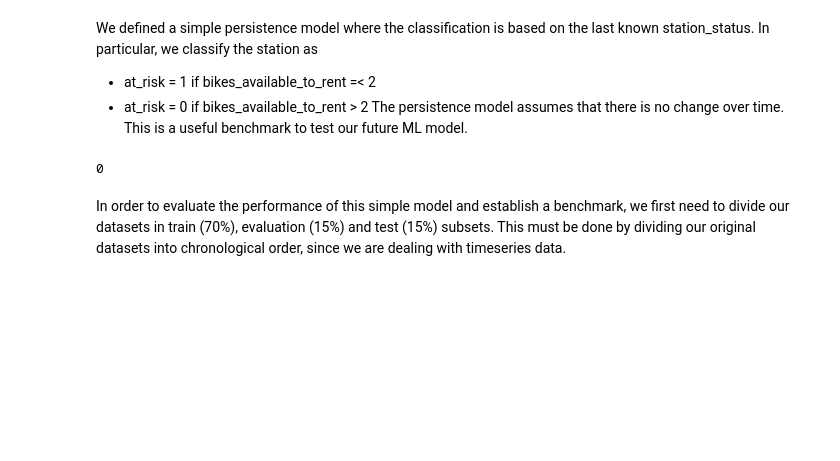
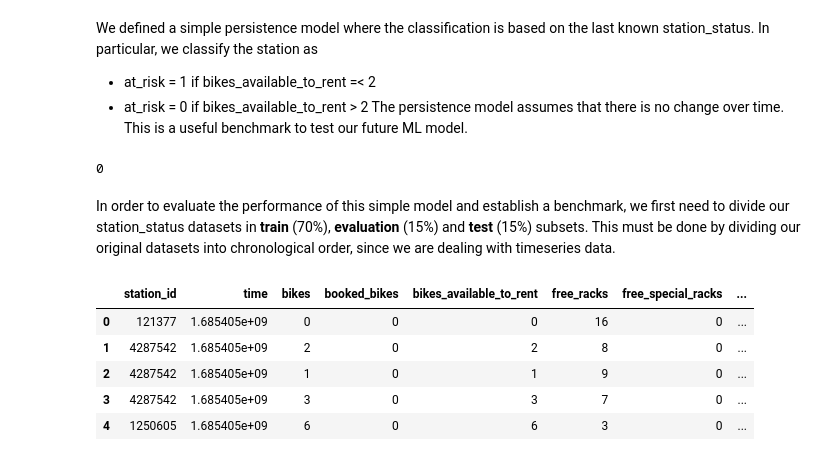
Before and after one commit to foretell-labs/CityFlow, a Jupyter notebook: notebooks/01_data_exploration.ipynb, the cells around one changed output. Drawn from its saved outputs; the diff is of its cells as text; code cells hidden in the pictures; blank space fills up the shorter version.

```diff
--- a/notebooks/01_data_exploration.ipynb
+++ b/notebooks/01_data_exploration.ipynb
@@ -217,9 +226,17 @@ at_risk
 # %% [output]
 0
 # %% [markdown]
-In order to evaluate the performance of this simple model and establish a benchmark, we first need to divide our datasets in train (70%), evaluation (15%) and test (15%) subsets. This must be done by dividing our original datasets into chronological order, since we are dealing with timeseries data.
+In order to evaluate the performance of this simple model and establish a benchmark, we first need to divide our station_status datasets in **train** (70%), **evaluation** (15%) and **test** (15%) subsets. This must be done by dividing our original datasets into chronological order, since we are dealing with timeseries data.
 # %%
 from src.data_extraction.split_data import split_station_status_by_time
 
 city_dir = PROJECT_ROOT / "data" / "heidelberg"
 train, evaluation, test = split_station_status_by_time(city_dir)
+test.head()
+# %% [output]
+|  | station_id | time | bikes | booked_bikes | bikes_available_to_rent | free_racks | free_special_racks | ... |
+| 0 | 121377 | 1.685405e+09 | 0 | 0 | 0 | 16 | 0 | ... |
+| 1 | 4287542 | 1.685405e+09 | 2 | 0 | 2 | 8 | 0 | ... |
+| 2 | 4287542 | 1.685405e+09 | 1 | 0 | 1 | 9 | 0 | ... |
+| 3 | 4287542 | 1.685405e+09 | 3 | 0 | 3 | 7 | 0 | ... |
+| 4 | 1250605 | 1.685405e+09 | 6 | 0 | 6 | 3 | 0 | ... |
```
Also changed, not shown: parts of 2 cells of this notebook, 4 other files.
